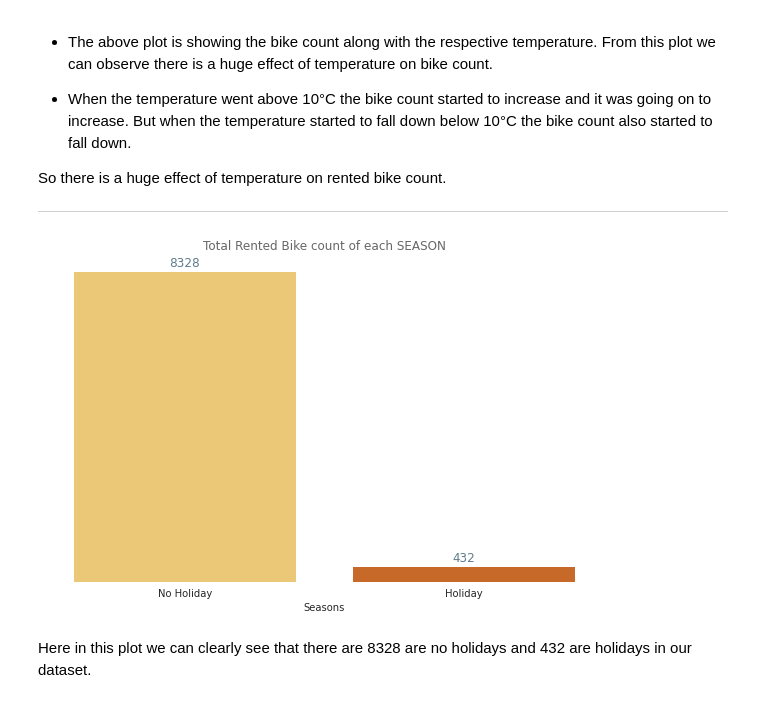
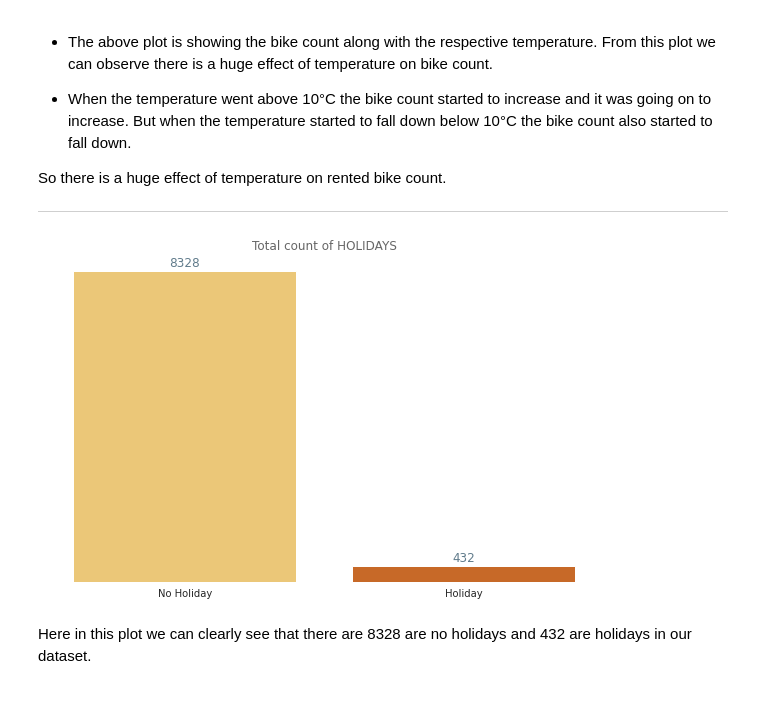
Before and after one commit to anisbagwan/Bike-sharing-demand-prediction, a Jupyter notebook: Bike_Sharing_Demand_Prediction_Anis_Bagwan.ipynb, the cells around one changed output. Drawn from its saved outputs; the diff is of its cells as text; code cells hidden in the pictures.

```diff
--- a/Bike_Sharing_Demand_Prediction_Anis_Bagwan.ipynb
+++ b/Bike_Sharing_Demand_Prediction_Anis_Bagwan.ipynb
@@ -217,35 +217,35 @@ So there is a huge effect of temperature on rented bike count.
 # %%
 plt.figure(figsize=(10,6))
 plt.grid(b=None,axis='both')
 
 #Seasons=bs_df1.groupby('Seasons').sum().reset_index()
 
 # Plotting the values in dependent variable
 ax=sns.countplot(bs_df1['Holiday'],palette='YlOrBr')
 
 # make one bar, the python bar, a contrasting color
 for bar in ax.patches:
   ax.annotate(format(bar.get_height()),
                    (bar.get_x() + bar.get_width() / 2,
                     bar.get_height()), ha='center', va='center',
                    size=12,color='#607B8B',
                    xytext=(0, 8),
                    textcoords='offset points')
 
 # Removing all ticks and label
 plt.tick_params(top=False, bottom=False, left=False, right=False, labelleft=False, labelbottom=True)
 
 # remove the frame of the chart
 for spine in plt.gca().spines.values():
     spine.set_visible(False)
 
-ax.set(xlabel="Seasons", ylabel = "")
-plt.title('Total Rented Bike count of each SEASON',alpha=0.7)
+ax.set(xlabel="", ylabel = "")
+plt.title('Total count of HOLIDAYS',alpha=0.7)
 
 
 plt.show()
 # %% [output]
-[figure, old version]
+[figure, new version]
 # %% [markdown]
 Here in this plot we can clearly see that there are 8328 are no holidays and 432 are holidays in our dataset.
 # %%
```
Also changed, not shown: parts of 7 cells of this notebook.
